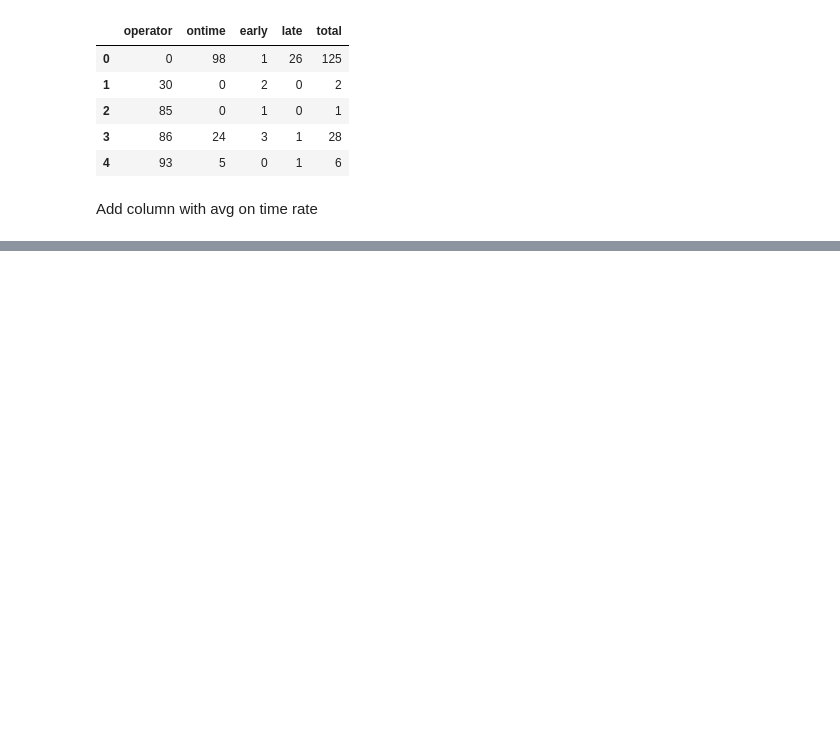
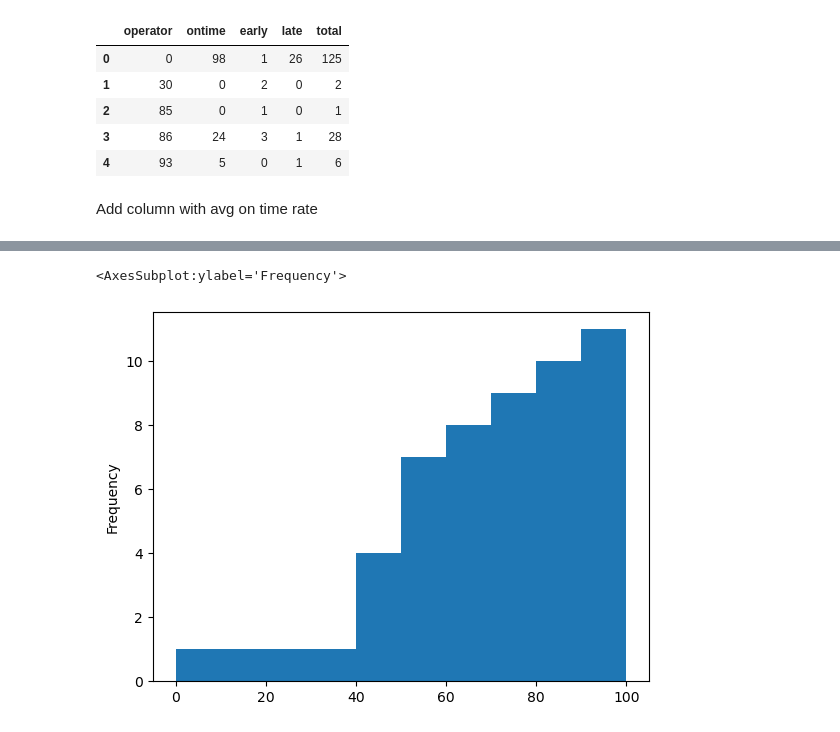
Before and after one commit to NSS-Data-Analytics-Cohort-7/wego-shut_up_and_take_my_query, a Jupyter notebook: notebooks/wego_five_otp.ipynb, the cells around one changed output, grey strips where cells are left out. Drawn from its saved outputs; the diff is of its cells as text; code cells hidden in the pictures; blank space fills up the shorter version.

```diff
--- a/notebooks/wego_five_otp.ipynb
+++ b/notebooks/wego_five_otp.ipynb
@@ -141,0 +176,2 @@ time_gb.head()
+# %%
+time_pct = time_gb.groupby(['pct_on_time'],as_index = False)['operator'].count()
@@ -141,0 +192,5 @@ time_gb.head()
+# %%
+time_pct['pct_on_time'].plot(kind='hist')
+# %% [output]
+<AxesSubplot:ylabel='Frequency'>
+[figure, added]
```
Also changed, not shown: parts of 8 cells of this notebook, 1 other file.
